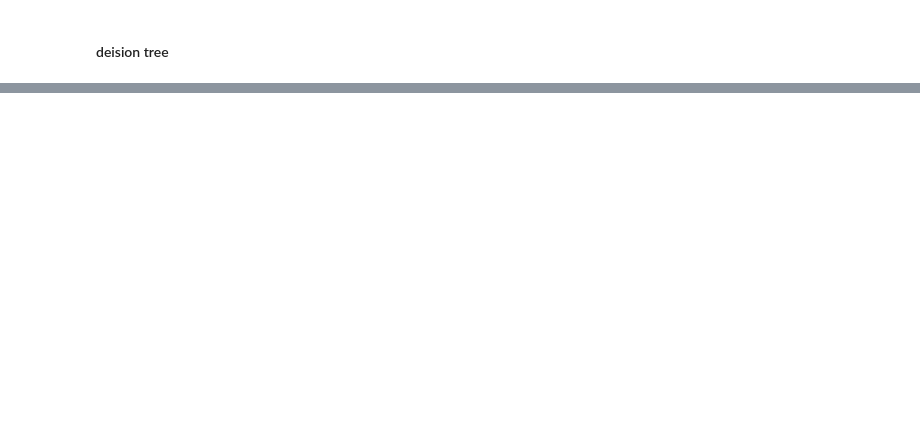
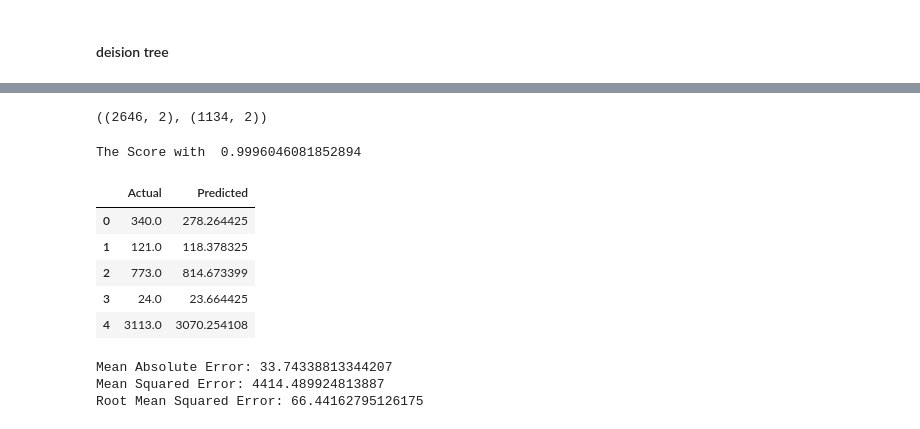
Before and after one commit to MAST30034-Applied-Data-Science/generic-buy-now-pay-later-project-group-14, a Jupyter notebook: models/predict_num_transactions.ipynb, the cells around one changed output, grey strips where cells are left out. Cells and saved outputs as stored; diff of their text form; code cells hidden in the pictures; blank space fills up the shorter version.

```diff
--- a/models/predict_num_transactions.ipynb
+++ b/models/predict_num_transactions.ipynb
@@ -260,0 +310,39 @@ r2 = gbt_evaluator.evaluate(result)
+# %%
+features_pd = ['total_num_consumer', 'total_num_transaction']
+X = transaction_pd[features_pd]
+y = transaction_pd['next_total_num_transaction'].to_numpy()
+# %%
+X_train, X_test, y_train, y_test = train_test_split(X, y,random_state=30034, test_size=0.3)
+# %%
+# scale train and test dataset in order to be standard normally distributed with zero mean
+sc_X = StandardScaler()
+X_trainscaled=sc_X.fit_transform(X_train)
+X_testscaled=sc_X.transform(X_test)
+X_trainscaled.shape, X_testscaled.shape
+# %% [output]
+((2646, 2), (1134, 2))
+# %%
+mlp_reg = MLPRegressor(hidden_layer_sizes=(128,128,128, 128),activation="relu" ,solver = 'adam', random_state=30034, max_iter=20000)\
+    .fit(X_trainscaled, y_train)
+y_pred=mlp_reg.predict(X_testscaled)
+print("The Score with ", (metrics.r2_score(y_pred, y_test)))
+# %% [output]
+The Score with  0.9996046081852894
+# %%
+df_result = pd.DataFrame({'Actual': y_test, 'Predicted': y_pred})
+df_result.head()
+# %% [output]
+|  | Actual | Predicted |
+| 0 | 340.0 | 278.264425 |
+| 1 | 121.0 | 118.378325 |
+| 2 | 773.0 | 814.673399 |
+| 3 | 24.0 | 23.664425 |
+| 4 | 3113.0 | 3070.254108 |
+# %%
+print('Mean Absolute Error:', metrics.mean_absolute_error(y_test, y_pred))
+print('Mean Squared Error:', metrics.mean_squared_error(y_test, y_pred))
+print('Root Mean Squared Error:', np.sqrt(metrics.mean_squared_error(y_test, y_pred)))
+# %% [output]
+Mean Absolute Error: 33.74338813344207
+Mean Squared Error: 4414.489924813887
+Root Mean Squared Error: 66.44162795126175
```
Also changed, not shown: parts of 14 cells of this notebook.
